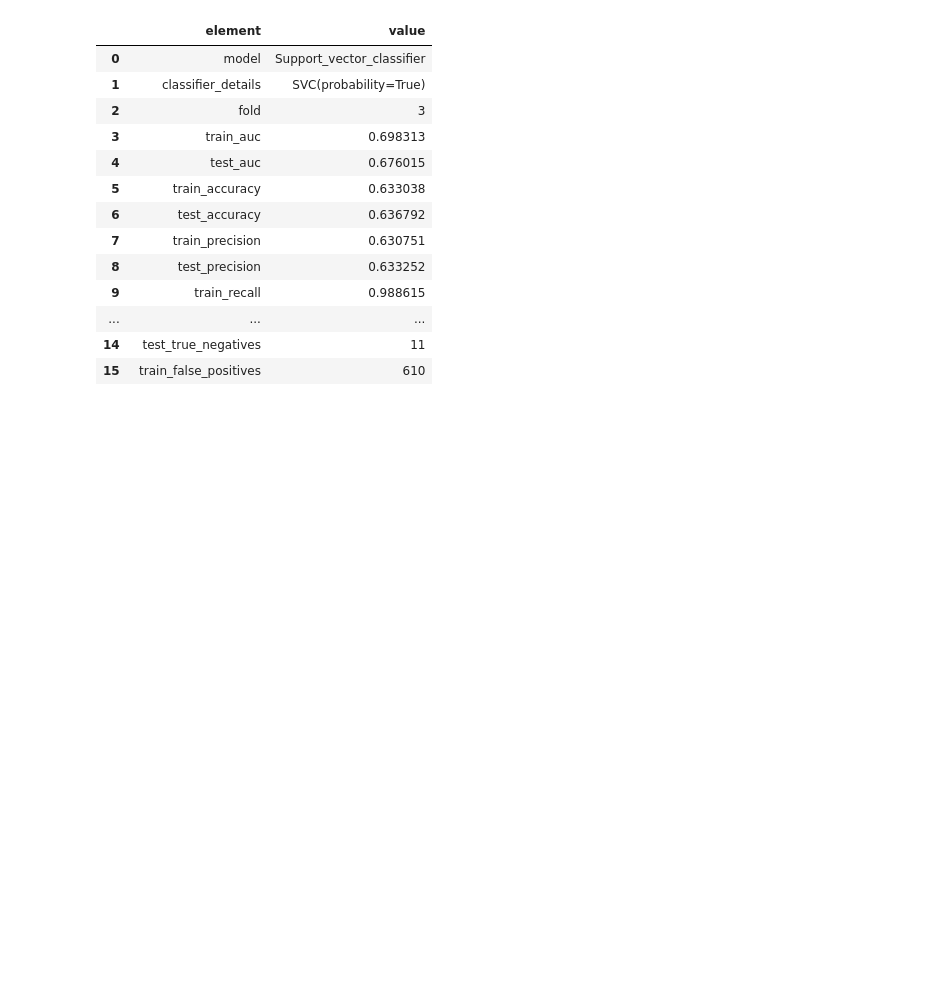
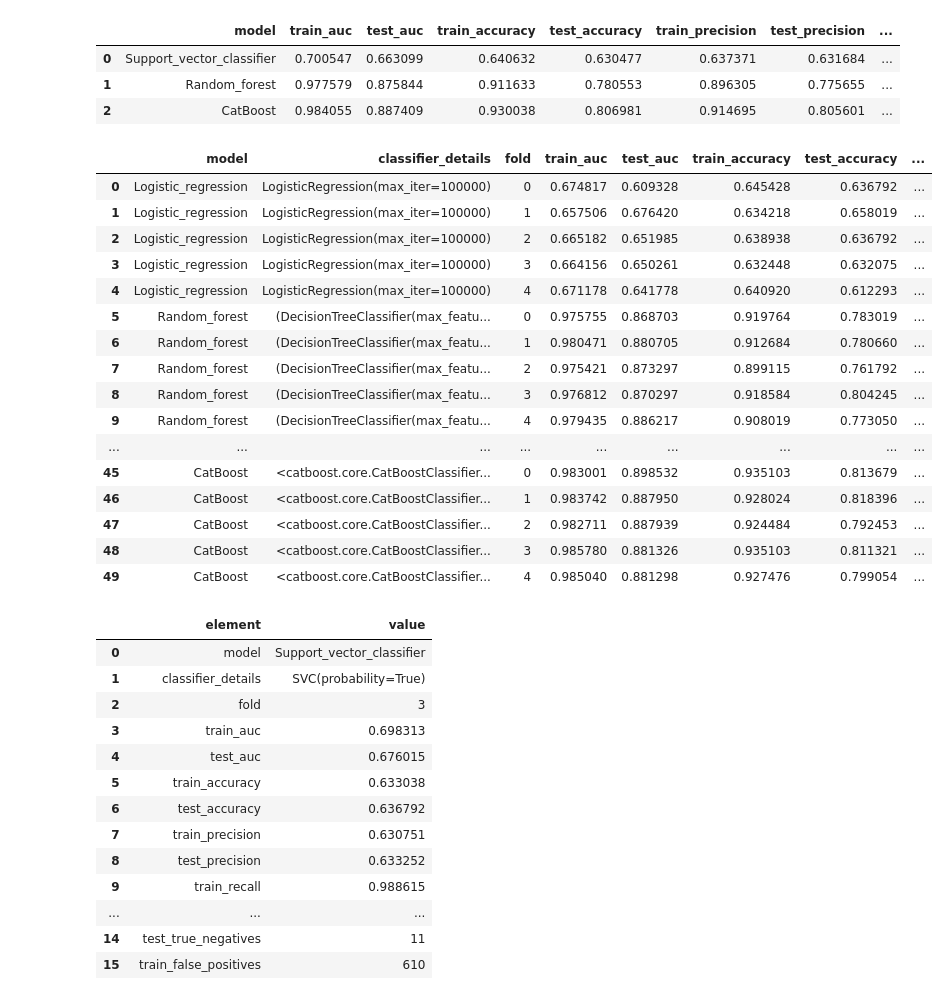
Before and after one commit to AlexDeshowitz/stock-classification-new, a Jupyter notebook: notebooks/Notebook_Machine-learning.ipynb, the cells around one changed output. Drawn from its saved outputs; the diff is of its cells as text; code cells hidden in the pictures; blank space fills up the shorter version.

```diff
--- a/notebooks/Notebook_Machine-learning.ipynb
+++ b/notebooks/Notebook_Machine-learning.ipynb
@@ -270,6 +270,44 @@ def dynamic_import(class_path: str):
     return getattr(module, class_name)
 
 
+def get_roc_auc_score(y_pred: np.array, y_true: np.array, return_plot: bool) -> np.array:
+
+    '''Function that returns the auc of the model being run with the functionality to
+    return the graph output which will be stored in Kedro outputs
+
+        Args:
+    - y_pred: predictions from the machine learning model
+    - y_actual: actual values being predicted by the machine learning model
+
+    Returns:
+    - auc: area under the curve; A higher AUC indicates better classification performance
+
+    '''
+
+    # calculate the tpr and fpr for the different threshold values of the classifier outputs:
+    fpr, tpr, thresholds = roc_curve(y_true = y_true, y_score = y_pred)
+
+    # AUC calculation:
+    auc_output = auc( x = fpr, y = tpr )
+
+    if return_plot == True:
+        fig, ax = plt.subplots()
+        ax.plot(fpr, tpr, color='blue', lw=2, label=f'ROC Curve (AUC = {auc_output:.2f})')
+        ax.plot([0, 1], [0, 1], color='grey', lw=1, linestyle='--')  # Random guess line
+        ax.set_xlabel('False Positive Rate')
+        ax.set_ylabel('True Positive Rate')
+        ax.set_title('ROC Curve' + str(clf))
+        ax.legend(loc='lower right')
+
+        return fig, auc_output
+
+    else:
+        return auc_output
+
+
+
+
+
 # new model training function written (1/25):
 def train_models(X_train: pd.DataFrame, X_test: pd.DataFrame, y_train: pd.Series, y_test: pd.Series, parameters: dict) -> pd.DataFrame:
 
@@ -434,7 +472,7 @@ def train_models(X_train: pd.DataFrame, X_test: pd.DataFrame, y_train: pd.Series
     })
 
     # Aggregated results
-    results_df = detailed_results_df.groupby('model').agg({
+    results_df = detailed_results_df.groupby(by = ['model']).agg({
         'train_auc' : 'mean',
         'test_auc' : 'mean',
         'train_accuracy': 'mean',
@@ -521,6 +559,7 @@ parameters = {'continuous_feature_cutoff' : 0.6,
               'optimization_target' : 'test_recall', # other_useful_inputs: train_accuracy, test_accuracy, train_precision, train_recall, test_recall, true_positives, false_positives
               'optimization_target_threshold' : 0.8, # minimum value of the optimization target needed to be selected as a final model
               'optimization_target_training_threshold' : 0.1, # the maximum allowoable difference (absolute) between training and test optimization targets
+              'number_of_models' : 3, # the number of models to be
               # specify the algorithms to be used:
               'classifiers': {
                 'Logistic_regression': {
@@ -678,3 +696,31 @@ summary_output
+# %%
+sorted_models[0:3]
+# %% [output]
+|  | model | train_auc | test_auc | train_accuracy | test_accuracy | train_precision | test_precision | ... |
+| 0 | Support_vector_classifier | 0.700547 | 0.663099 | 0.640632 | 0.630477 | 0.637371 | 0.631684 | ... |
+| 1 | Random_forest | 0.977579 | 0.875844 | 0.911633 | 0.780553 | 0.896305 | 0.775655 | ... |
+| 2 | CatBoost | 0.984055 | 0.887409 | 0.930038 | 0.806981 | 0.914695 | 0.805601 | ... |
+# %%
+#summary_output
+detailed_output
+# %% [output]
+|  | model | classifier_details | fold | train_auc | test_auc | train_accuracy | test_accuracy | ... |
+| 0 | Logistic_regression | LogisticRegression(max_iter=100000) | 0 | 0.674817 | 0.609328 | 0.645428 | 0.636792 | ... |
+| 1 | Logistic_regression | LogisticRegression(max_iter=100000) | 1 | 0.657506 | 0.676420 | 0.634218 | 0.658019 | ... |
+| 2 | Logistic_regression | LogisticRegression(max_iter=100000) | 2 | 0.665182 | 0.651985 | 0.638938 | 0.636792 | ... |
+| 3 | Logistic_regression | LogisticRegression(max_iter=100000) | 3 | 0.664156 | 0.650261 | 0.632448 | 0.632075 | ... |
+| 4 | Logistic_regression | LogisticRegression(max_iter=100000) | 4 | 0.671178 | 0.641778 | 0.640920 | 0.612293 | ... |
+| 5 | Random_forest | (DecisionTreeClassifier(max_featu... | 0 | 0.975755 | 0.868703 | 0.919764 | 0.783019 | ... |
+| 6 | Random_forest | (DecisionTreeClassifier(max_featu... | 1 | 0.980471 | 0.880705 | 0.912684 | 0.780660 | ... |
+| 7 | Random_forest | (DecisionTreeClassifier(max_featu... | 2 | 0.975421 | 0.873297 | 0.899115 | 0.761792 | ... |
+| 8 | Random_forest | (DecisionTreeClassifier(max_featu... | 3 | 0.976812 | 0.870297 | 0.918584 | 0.804245 | ... |
+| 9 | Random_forest | (DecisionTreeClassifier(max_featu... | 4 | 0.979435 | 0.886217 | 0.908019 | 0.773050 | ... |
+| ... | ... | ... | ... | ... | ... | ... | ... | ... |
+| 45 | CatBoost | <catboost.core.CatBoostClassifier... | 0 | 0.983001 | 0.898532 | 0.935103 | 0.813679 | ... |
+| 46 | CatBoost | <catboost.core.CatBoostClassifier... | 1 | 0.983742 | 0.887950 | 0.928024 | 0.818396 | ... |
+| 47 | CatBoost | <catboost.core.CatBoostClassifier... | 2 | 0.982711 | 0.887939 | 0.924484 | 0.792453 | ... |
+| 48 | CatBoost | <catboost.core.CatBoostClassifier... | 3 | 0.985780 | 0.881326 | 0.935103 | 0.811321 | ... |
+| 49 | CatBoost | <catboost.core.CatBoostClassifier... | 4 | 0.985040 | 0.881298 | 0.927476 | 0.799054 | ... |
 # %%
 ##################################### - Testing functions HERE
 # %%
```
Also changed, not shown: parts of 6 cells of this notebook, 12 other files.
